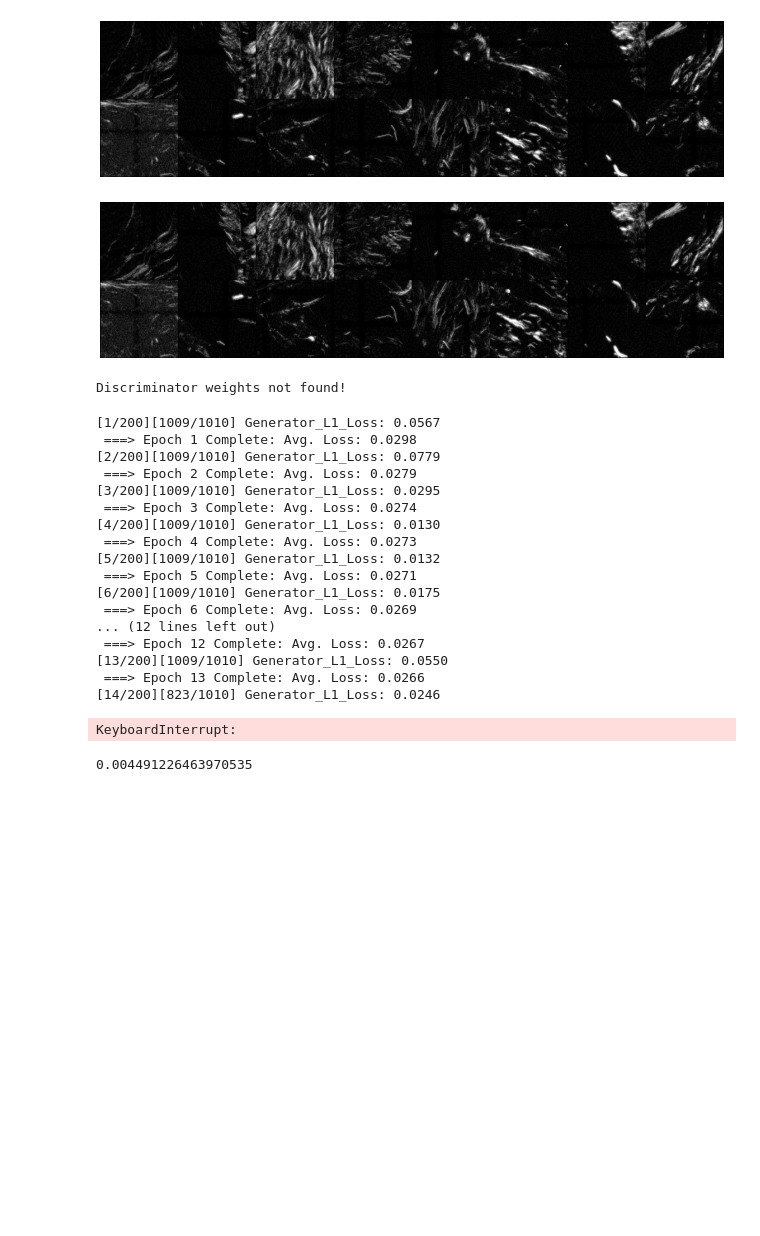
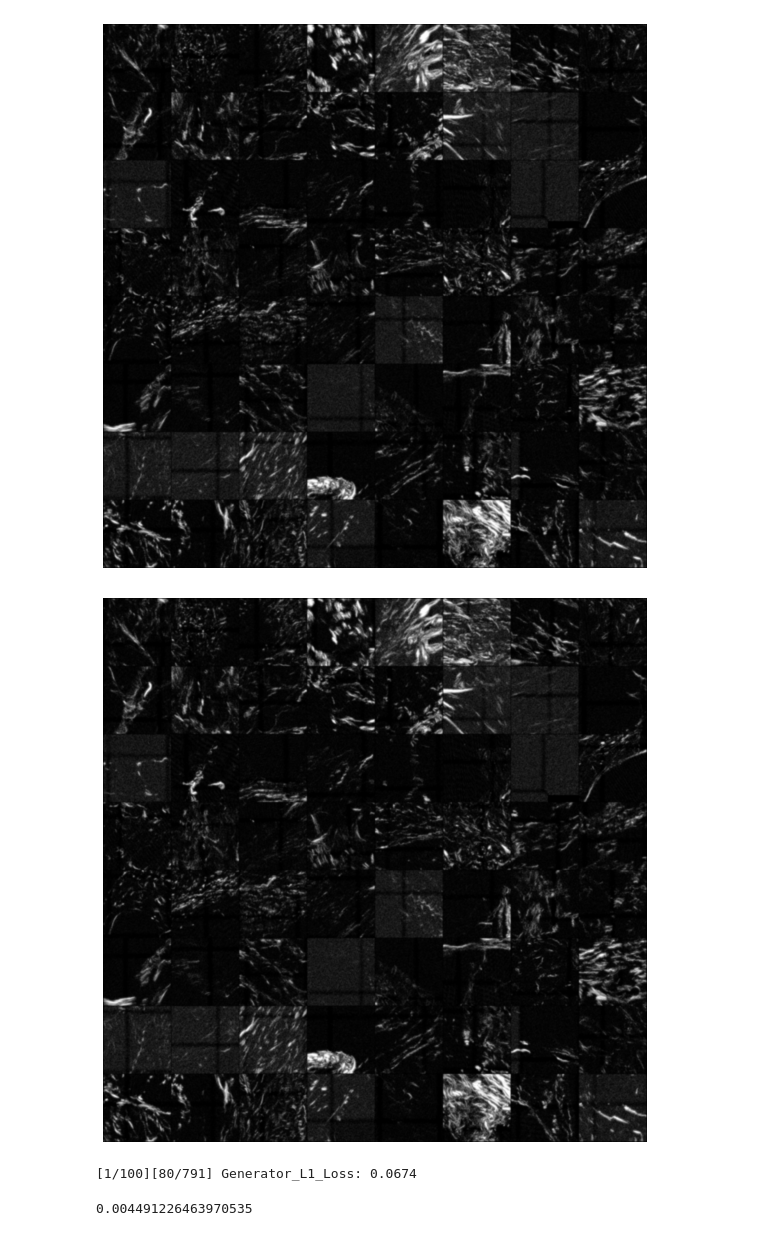
Before and after one commit to aarush-umap/lsm-run-time-enhancement, a Jupyter notebook: train-self-single.ipynb, the cells around one changed output. Cells and saved outputs as stored; diff of their text form; code cells hidden in the pictures; blank space fills up the shorter version.

```diff
--- a/train-self-single.ipynb
+++ b/train-self-single.ipynb
@@ -36,5 +34,5 @@ import srmodels as models
 # %%
-def data_loader(args, csv='train'):
+def data_loader(args, csv='train', shuffle=True):
     if csv=='train':
         transformed_dataset = data.Pair_Dataset(csv_file=data.compress_csv_path(csv),
                                                    transform=data.Compose([
@@ -46,7 +44,7 @@ def data_loader(args, csv='train'):
                                                    transform=data.Compose([
                                                        data.ToTensor()
                                                ]))
-        dataloader = DataLoader(transformed_dataset, batch_size=args.batch_size, shuffle=True, num_workers=args.num_workers)
+        dataloader = DataLoader(transformed_dataset, batch_size=args.batch_size, shuffle=shuffle, num_workers=args.num_workers)
     return dataloader
 # %%
 def train(args, epoch, run, l, p, dataloader, gan=True):
@@ -210,11 +250,11 @@ def test(args, generator, p, dataloader, criterion):
 # %%
 args = argparse.Namespace()
 args.img_channel = 1
-args.batch_size = 16
+args.batch_size = 64
 args.patch_size = 512
 args.up_scale = 5
 args.num_workers = 0
-args.num_epochs = 200
+args.num_epochs = 100
 args.g_lr = 0.0001
 args.d_lr = 0.00001
 args.dataset = 'TMA'
@@ -223,29 +263,29 @@ args.normalize = None
 args.percep_weight = 0.02
 args.dropout_rate = 0.05
 args.average_factor = 100
-args.run_from = "2021-03-23--22-09-35"
+args.run_from = None
 args.start_epoch = 1
 args.gan = True
 # %%
 device = torch.device('cuda:0')
 data.generate_compress_csv()
 valid_dataset = data_loader(args, 'valid')
 data.show_patch(valid_dataset, 0)
 # define model
-generator = models.Generator(args.img_channel, base_channel=16, norm='instance')
+generator = models.Generator(args.img_channel, base_channel=8, norm='instance')
 # generator = models.Net(args.img_channel, upscale_factor=2)
 generator.to(device);
 discriminator = models.Discriminator(args.img_channel, norm='batch')
 discriminator.to(device);
 criterionL = nn.L1Loss(reduction='none').cuda()
 criterionMSE = nn.MSELoss(reduction='none').cuda()
 optimizer_G = torch.optim.Adam(generator.parameters(), lr=args.g_lr)
 optimizer_D = torch.optim.Adam(discriminator.parameters(), lr=args.d_lr)
 patch = (1, args.patch_size // 2 ** 4, args.patch_size // 2 ** 4)
 Tensor = torch.cuda.FloatTensor
 # %% [output]
-[figure, old version]
+[figure, new version]
-[figure, old version]
+[figure, new version]
 # %%
 if args.run_from is not None:
     generator.load_state_dict(torch.load(os.path.join('weights-self', args.run_from, 'generator.pth')))
@@ -254,8 +294,6 @@ if args.run_from is not None:
     except:
         print('Discriminator weights not found!')
         pass
-# %% [output]
-Discriminator weights not found!
 # %%
 optimizer_G = torch.optim.Adam(generator.parameters(), lr=args.g_lr)
 optimizer_D = torch.optim.Adam(discriminator.parameters(), lr=args.d_lr)
@@ -264,7 +302,7 @@ scheduler_D = torch.optim.lr_scheduler.CosineAnnealingLR(optimizer_D, args.num_e
 # %%
 warnings.filterwarnings('ignore')
 # %%
-run = datetime.now().strftime("%Y-%m-%d--%H-%M-%S")
+run = 'self-0.05-full' + '-' + datetime.now().strftime("%Y-%m-%d--%H-%M-%S")
 train_dataset = data_loader(args, 'train')
 l = args.percep_weight
 p = args.dropout_rate
@@ -277,24 +315,7 @@ for epoch in range(args.start_epoch, args.num_epochs):
         test_loss = test(args, generator, p, valid_dataset, criterion=criterionMSE)
         print('\r>>>> [{}/{}] test_loss: {}'.format(epoch, args.num_epochs, test_loss))
 # %% [output]
-[1/200][1009/1010] Generator_L1_Loss: 0.0567
- ===> Epoch 1 Complete: Avg. Loss: 0.0298
-[2/200][1009/1010] Generator_L1_Loss: 0.0779
- ===> Epoch 2 Complete: Avg. Loss: 0.0279
-[3/200][1009/1010] Generator_L1_Loss: 0.0295
- ===> Epoch 3 Complete: Avg. Loss: 0.0274
-[4/200][1009/1010] Generator_L1_Loss: 0.0130
- ===> Epoch 4 Complete: Avg. Loss: 0.0273
-[5/200][1009/1010] Generator_L1_Loss: 0.0132
- ===> Epoch 5 Complete: Avg. Loss: 0.0271
-[6/200][1009/1010] Generator_L1_Loss: 0.0175
- ===> Epoch 6 Complete: Avg. Loss: 0.0269
-... (12 lines left out)
- ===> Epoch 12 Complete: Avg. Loss: 0.0267
-[13/200][1009/1010] Generator_L1_Loss: 0.0550
- ===> Epoch 13 Complete: Avg. Loss: 0.0266
-[14/200][823/1010] Generator_L1_Loss: 0.0246
+[1/100][80/791] Generator_L1_Loss: 0.0674
-KeyboardInterrupt:
 # %%
 valid_dataset = data_loader(args, 'valid')
 test_loss = test(args, generator, p, valid_dataset, criterion=criterionMSE)
```
Also changed, not shown: parts of 6 cells of this notebook, 21 other files.
